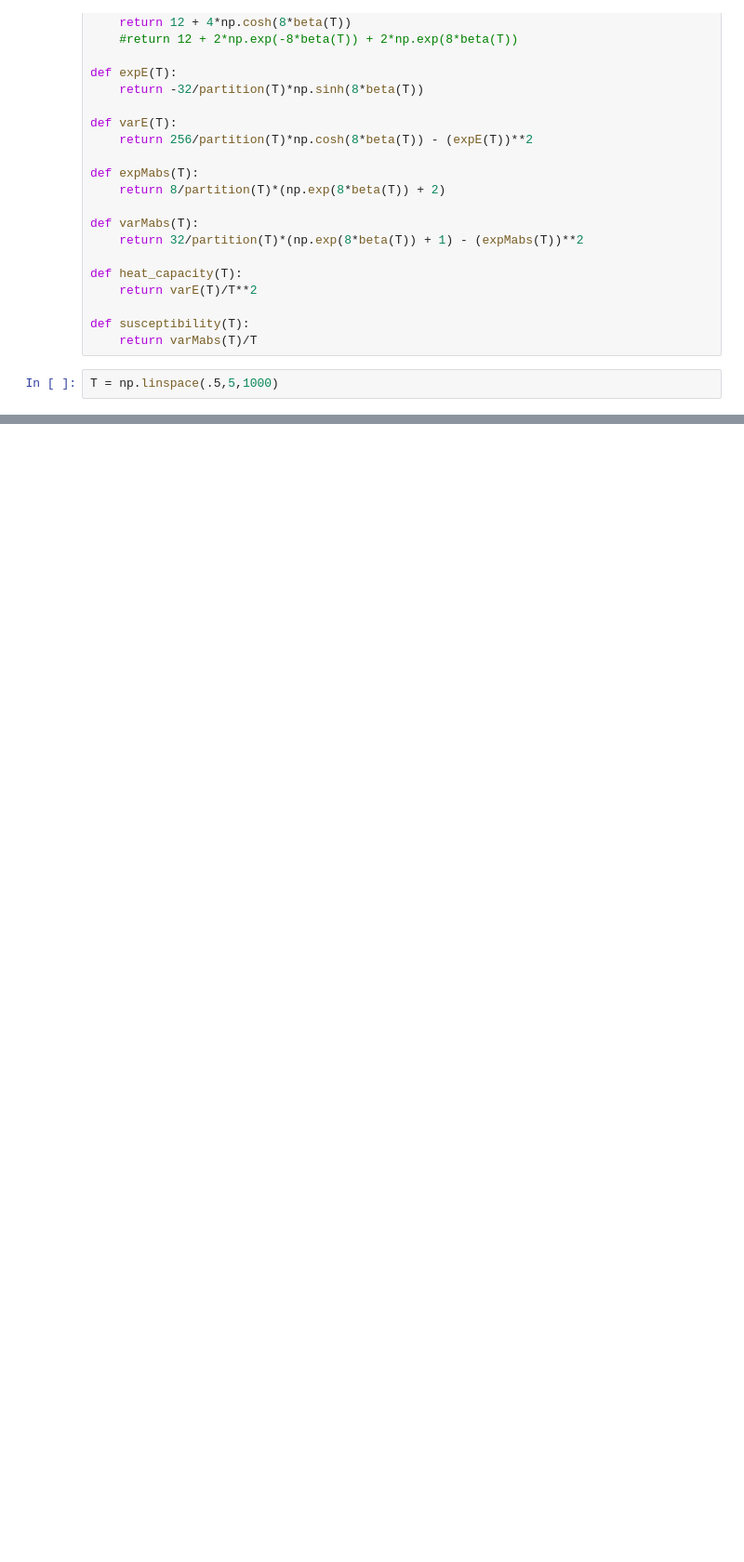
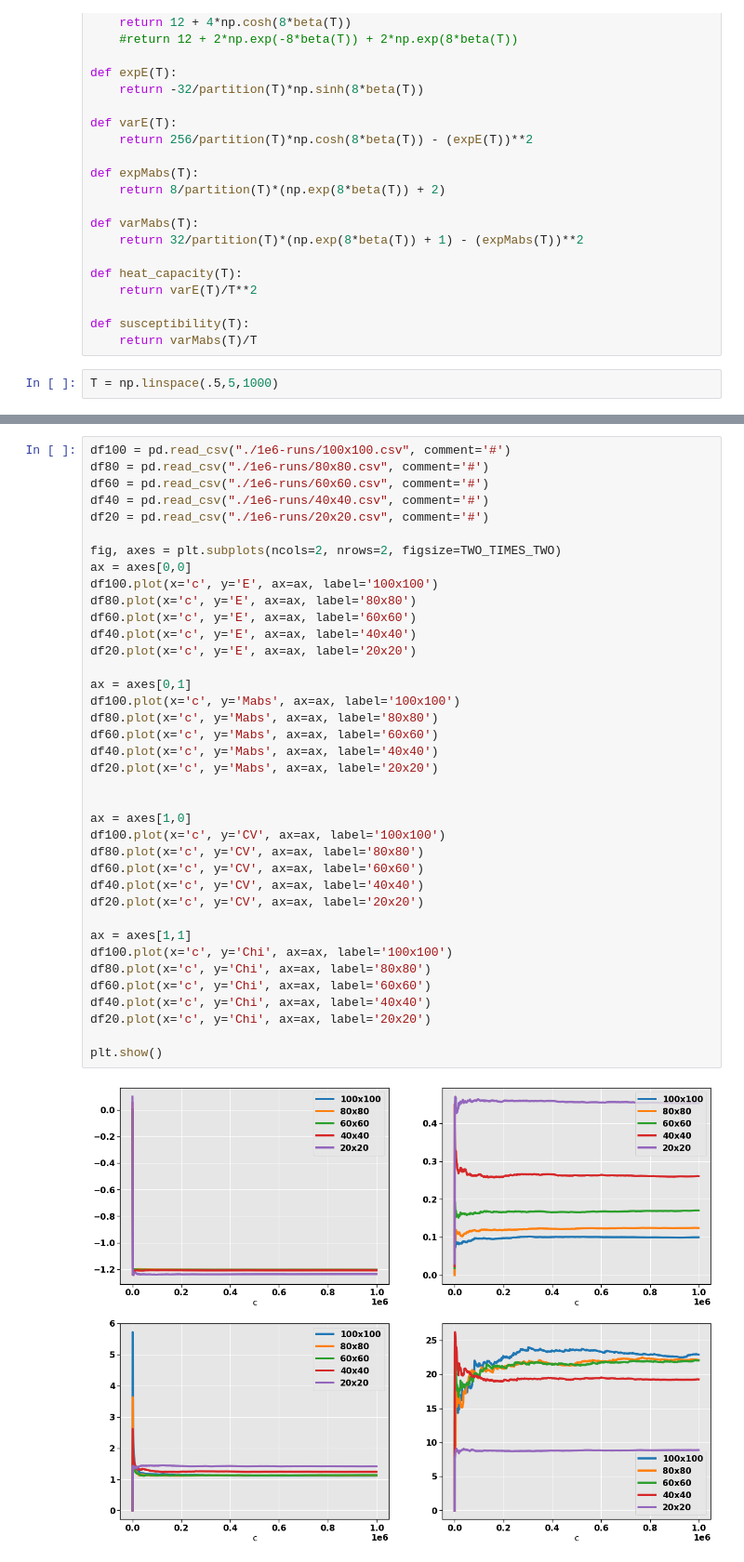
Before and after one commit to fonstelien/FYS4150, a Jupyter notebook: project4/results/project4.ipynb, the cells around one changed output, grey strips where cells are left out. Shown at 93% size. Cells and saved outputs as stored; diff of their text form; blank space fills up the shorter version.

```diff
--- a/project4/results/project4.ipynb
+++ b/project4/results/project4.ipynb
@@ -188,0 +212,40 @@ plt.show()
+# %%
+df100 = pd.read_csv("./1e6-runs/100x100.csv", comment='#')
+df80 = pd.read_csv("./1e6-runs/80x80.csv", comment='#')
+df60 = pd.read_csv("./1e6-runs/60x60.csv", comment='#')
+df40 = pd.read_csv("./1e6-runs/40x40.csv", comment='#')
+df20 = pd.read_csv("./1e6-runs/20x20.csv", comment='#')
+
+fig, axes = plt.subplots(ncols=2, nrows=2, figsize=TWO_TIMES_TWO)
+ax = axes[0,0]
+df100.plot(x='c', y='E', ax=ax, label='100x100')
+df80.plot(x='c', y='E', ax=ax, label='80x80')
+df60.plot(x='c', y='E', ax=ax, label='60x60')
+df40.plot(x='c', y='E', ax=ax, label='40x40')
+df20.plot(x='c', y='E', ax=ax, label='20x20')
+
+ax = axes[0,1]
+df100.plot(x='c', y='Mabs', ax=ax, label='100x100')
+df80.plot(x='c', y='Mabs', ax=ax, label='80x80')
+df60.plot(x='c', y='Mabs', ax=ax, label='60x60')
+df40.plot(x='c', y='Mabs', ax=ax, label='40x40')
+df20.plot(x='c', y='Mabs', ax=ax, label='20x20')
+
+
+ax = axes[1,0]
+df100.plot(x='c', y='CV', ax=ax, label='100x100')
+df80.plot(x='c', y='CV', ax=ax, label='80x80')
+df60.plot(x='c', y='CV', ax=ax, label='60x60')
+df40.plot(x='c', y='CV', ax=ax, label='40x40')
+df20.plot(x='c', y='CV', ax=ax, label='20x20')
+
+ax = axes[1,1]
+df100.plot(x='c', y='Chi', ax=ax, label='100x100')
+df80.plot(x='c', y='Chi', ax=ax, label='80x80')
+df60.plot(x='c', y='Chi', ax=ax, label='60x60')
+df40.plot(x='c', y='Chi', ax=ax, label='40x40')
+df20.plot(x='c', y='Chi', ax=ax, label='20x20')
+
+plt.show()
+# %% [output]
+[figure, added]
```
Also changed, not shown: parts of 6 cells of this notebook, 3 other files.
